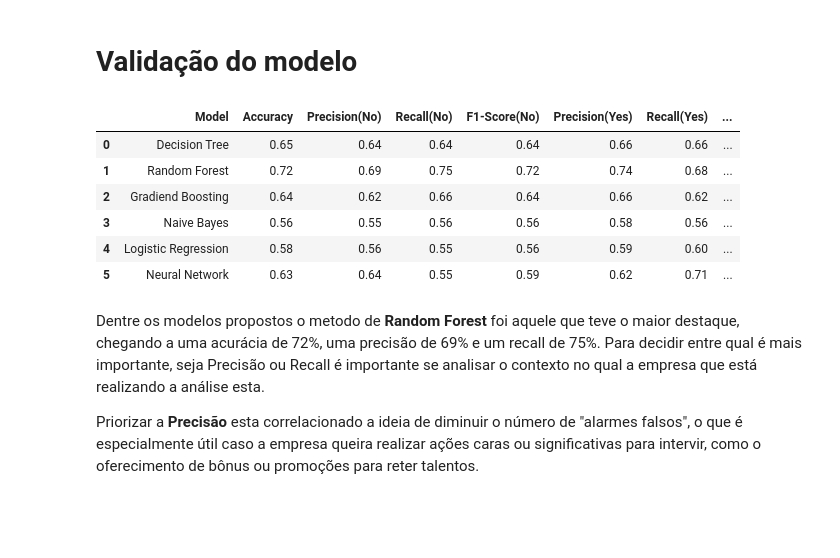
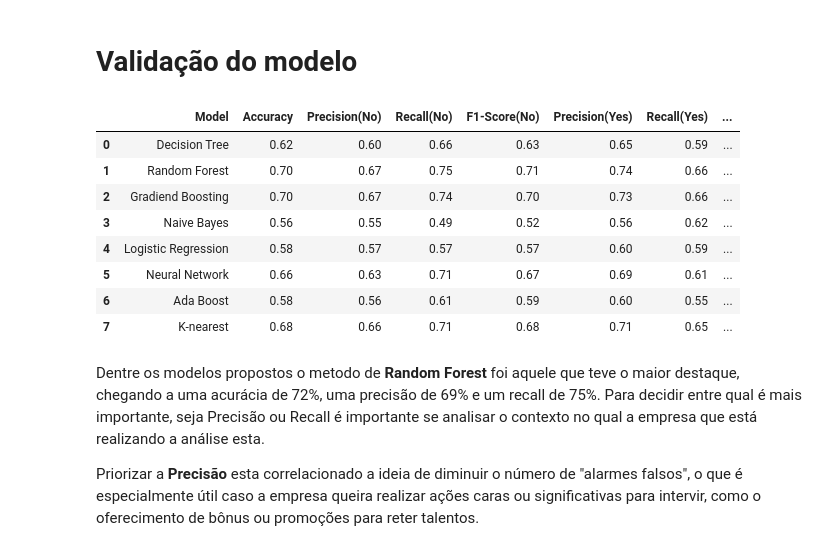
Before and after one commit to ToniLommez/EmployeeTurnover_IA, a Jupyter notebook: EmployeeTurnover.ipynb, the cells around one changed output. Drawn from its saved outputs; the diff is of its cells as text; code cells hidden in the pictures; blank space fills up the shorter version.

```diff
--- a/EmployeeTurnover.ipynb
+++ b/EmployeeTurnover.ipynb
@@ -502,0 +531,7 @@ Ambos os dois casos naturalmente possuem uma correlação devido ao fato de sere
+# %%
+# Removendo as variáveis relacionadas a 'profession', 'way' e 'greywage'
+columns_to_drop = ['gender'] + ['profession_IT'] + ['novator'] + ['coach_encoded']
+turnover_data = turnover_data.drop(columns=columns_to_drop)
+
+# Verificando as primeiras linhas do dataframe após a remoção das variáveis
+turnover_data.head()
@@ -552,15 +598,19 @@ from sklearn.ensemble import RandomForestClassifier
 from sklearn.naive_bayes import GaussianNB
 from sklearn.ensemble import GradientBoostingClassifier
 from sklearn.linear_model import LogisticRegression
+from sklearn.ensemble import AdaBoostClassifier
+from sklearn.neighbors import KNeighborsClassifier
 from tensorflow import keras
 from keras import layers
 
 # Criando os modelos
-dt = DecisionTreeClassifier(random_state=66)
-rf = RandomForestClassifier(random_state=66, n_estimators=100)
+dt = DecisionTreeClassifier()
+rf = RandomForestClassifier()
 nb = GaussianNB()
-gb = GradientBoostingClassifier(random_state=66)
-lr = LogisticRegression(max_iter=1000, random_state=66)
+gb = GradientBoostingClassifier()
+lr = LogisticRegression()
+ab = AdaBoostClassifier()
+kn = KNeighborsClassifier()
 
 nn = keras.Sequential([
     layers.Input(shape=(X_train.shape[1],)),
@@ -582,9 +758,12 @@ _ = nn.fit(
 # %%
 # Fazendo previsões
-dt_y_pred = predict(dt)
-rf_y_pred = predict(rf)
-nb_y_pred = predict(nb)
-gb_y_pred = predict(gb)
-lr_y_pred = predict(lr)
+dt_y_pred = grid_search_dt.best_estimator_.predict(X_val)
+rf_y_pred = grid_search_rf.best_estimator_.predict(X_val)
+nb_y_pred = grid_search_nb.best_estimator_.predict(X_val)
+gb_y_pred = grid_search_gb.best_estimator_.predict(X_val)
+lr_y_pred = grid_search_lr.best_estimator_.predict(X_val)
+ab_y_pred = grid_search_ab.best_estimator_.predict(X_val)
+kn_y_pred = grid_search_kn.best_estimator_.predict(np.ascontiguousarray(X_val))
+
 nn_y_pred = (nn.predict(X_val) > 0.5).astype("int32").flatten()
 # %% [output]
@@ -653,41 +834,47 @@ nb_report = compute_report(nb_y_pred)
 gb_report = compute_report(gb_y_pred)
 lr_report = compute_report(lr_y_pred)
 nn_report = compute_report(nn_y_pred)
+ab_report = compute_report(ab_y_pred)
+kn_report = compute_report(kn_y_pred)
 
 dt_report['model'] = 'Decision Tree'
 rf_report['model'] = 'Random Forest'
 gb_report['model'] = 'Gradiend Boosting'
 nb_report['model'] = 'Naive Bayes'
 lr_report['model'] = 'Logistic Regression'
 nn_report['model'] = 'Neural Network'
+ab_report['model'] = 'Ada Boost'
+kn_report['model'] = 'K-nearest'
 
-reports = [dt_report, rf_report, gb_report, nb_report, lr_report, nn_report]
+reports = [dt_report, rf_report, gb_report, nb_report, lr_report, nn_report, ab_report, kn_report]
 
 def transform_report(report):
     transformed = {
         'Model': report['model'].iloc[0],
         'Accuracy': report.loc['accuracy', 'precision'],
         'Precision(No)': report.loc['No', 'precision'],
         'Recall(No)': report.loc['No', 'recall'],
         'F1-Score(No)': report.loc['No', 'f1-score'],
         'Precision(Yes)': report.loc['Yes', 'precision'],
         'Recall(Yes)': report.loc['Yes', 'recall'],
         'F1-Score(Yes)': report.loc['Yes', 'f1-score'],
     }
     return transformed
 
 summary_data = [transform_report(report) for report in reports]
 summary_df = pd.DataFrame(summary_data)
 
 summary_df
 # %% [output]
 |  | Model | Accuracy | Precision(No) | Recall(No) | F1-Score(No) | Precision(Yes) | Recall(Yes) | ... |
-| 0 | Decision Tree | 0.65 | 0.64 | 0.64 | 0.64 | 0.66 | 0.66 | ... |
-| 1 | Random Forest | 0.72 | 0.69 | 0.75 | 0.72 | 0.74 | 0.68 | ... |
-| 2 | Gradiend Boosting | 0.64 | 0.62 | 0.66 | 0.64 | 0.66 | 0.62 | ... |
-| 3 | Naive Bayes | 0.56 | 0.55 | 0.56 | 0.56 | 0.58 | 0.56 | ... |
-| 4 | Logistic Regression | 0.58 | 0.56 | 0.55 | 0.56 | 0.59 | 0.60 | ... |
-| 5 | Neural Network | 0.63 | 0.64 | 0.55 | 0.59 | 0.62 | 0.71 | ... |
+| 0 | Decision Tree | 0.62 | 0.60 | 0.66 | 0.63 | 0.65 | 0.59 | ... |
+| 1 | Random Forest | 0.70 | 0.67 | 0.75 | 0.71 | 0.74 | 0.66 | ... |
+| 2 | Gradiend Boosting | 0.70 | 0.67 | 0.74 | 0.70 | 0.73 | 0.66 | ... |
+| 3 | Naive Bayes | 0.56 | 0.55 | 0.49 | 0.52 | 0.56 | 0.62 | ... |
+| 4 | Logistic Regression | 0.58 | 0.57 | 0.57 | 0.57 | 0.60 | 0.59 | ... |
+| 5 | Neural Network | 0.66 | 0.63 | 0.71 | 0.67 | 0.69 | 0.61 | ... |
+| 6 | Ada Boost | 0.58 | 0.56 | 0.61 | 0.59 | 0.60 | 0.55 | ... |
+| 7 | K-nearest | 0.68 | 0.66 | 0.71 | 0.68 | 0.71 | 0.65 | ... |
 # %% [markdown]
 Dentre os modelos propostos o metodo de **Random Forest** foi aquele que teve o maior destaque, chegando a uma acurácia de 72%, uma precisão de 69% e um recall de 75%. Para decidir entre qual é mais importante, seja Precisão ou Recall é importante se analisar o contexto no qual a empresa que está realizando a análise esta.
 
```
Also changed, not shown: parts of 17 cells of this notebook.
